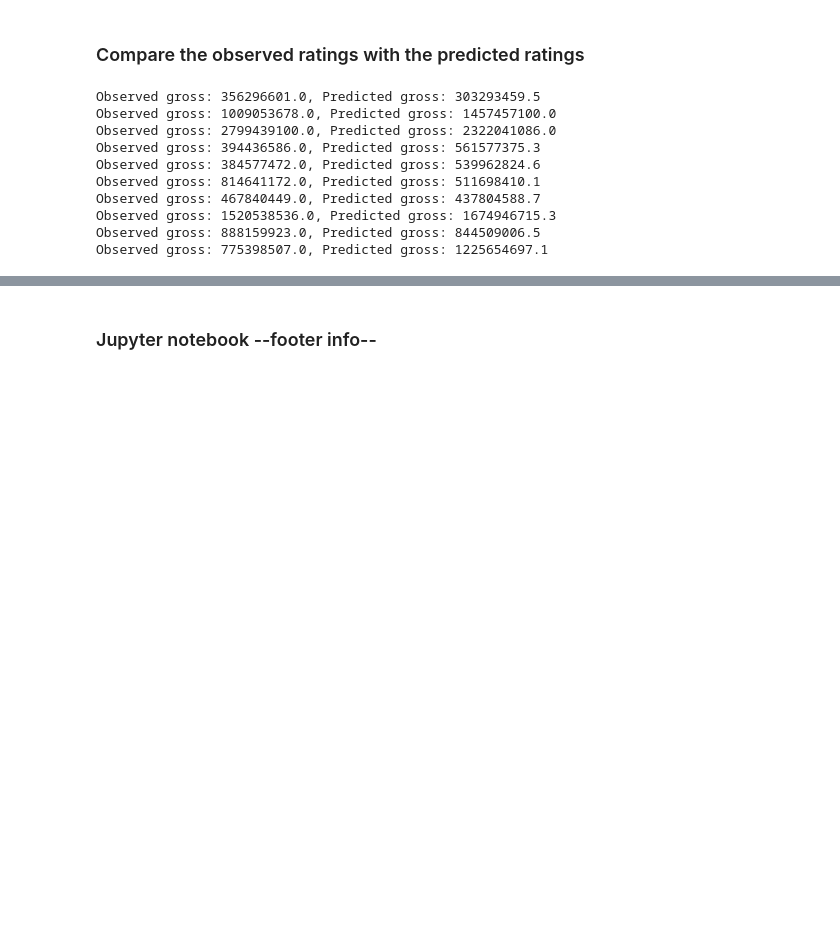
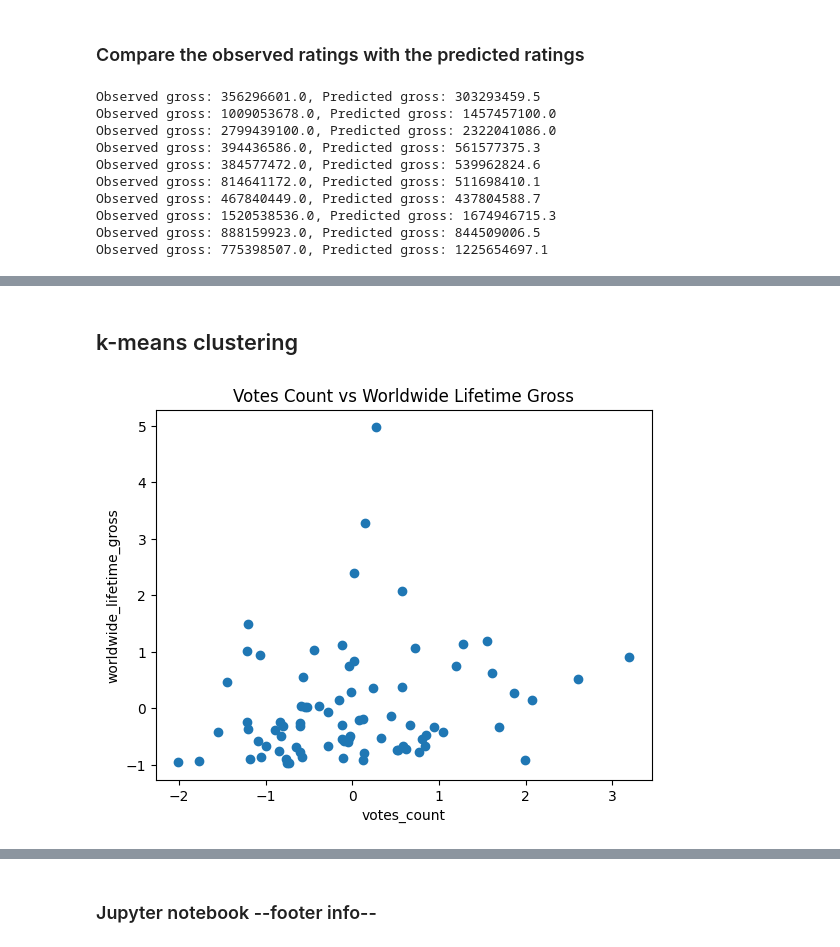
Before and after one commit to shajiranraveendran/data_analytics_project, a Jupyter notebook: project_regression.ipynb, the cells around one changed output, grey strips where cells are left out. Drawn from its saved outputs; the diff is of its cells as text; code cells hidden in the pictures; blank space fills up the shorter version.

```diff
--- a/project_regression.ipynb
+++ b/project_regression.ipynb
@@ -423,0 +454,19 @@ Observed gross: 775398507.0, Predicted gross: 1225654697.1
+# %% [markdown]
+## k-means clustering
+# %%
+# Create df with two columns
+xData = 'votes_count'
+yData = 'worldwide_lifetime_gross'
+XY_df = pd.DataFrame({xData: df[xData], yData: df[yData]})
+
+# Normalize the data
+XY_df = StandardScaler().fit_transform(XY_df)
+
+# Plot the data
+plt.scatter(XY_df[:, 0], XY_df[:, 1])
+plt.xlabel(xData)
+plt.ylabel(yData)
+plt.title('Votes Count vs Worldwide Lifetime Gross')
+plt.show()
+# %% [output]
+[figure, added]
```
Also changed, not shown: parts of 11 cells of this notebook, 3 other files.
